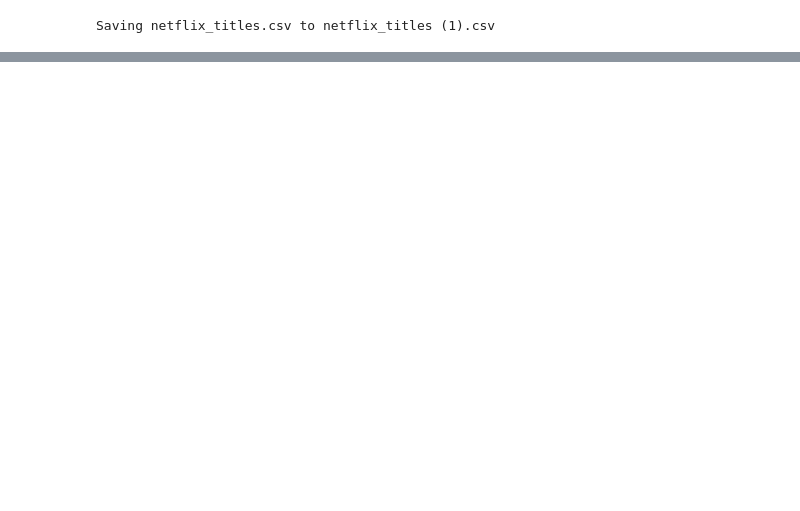
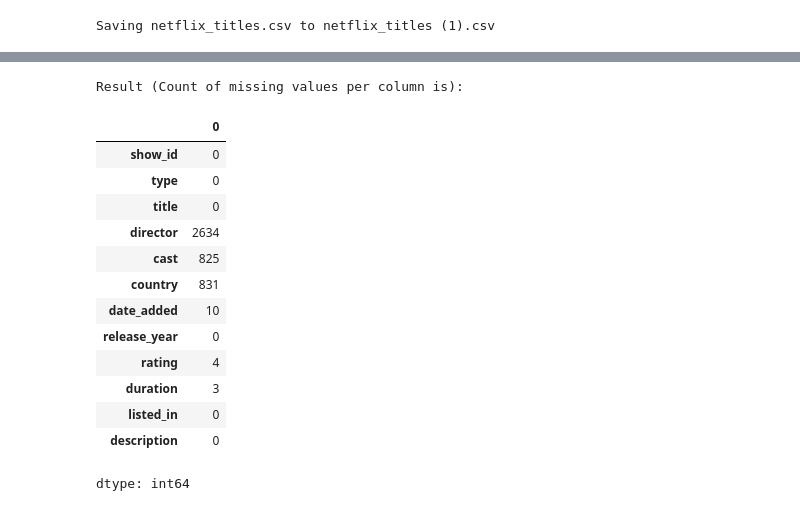
Before and after one commit to Fluffycoal/AI-Coursework-2025, a Jupyter notebook: Netflix_Titles_Data_Cleaning.ipynb, the cells around one changed output, grey strips where cells are left out. Cells and saved outputs as stored; diff of their text form; code cells hidden in the pictures; blank space fills up the shorter version.

```diff
--- a/Netflix_Titles_Data_Cleaning.ipynb
+++ b/Netflix_Titles_Data_Cleaning.ipynb
@@ -36,0 +58,20 @@ print(df.head())
+# %%
+#Question 3
+print("Result (Count of missing values per column is):")
+df.isnull().sum()
+# %% [output]
+Result (Count of missing values per column is):
+|  | 0 |
+| show_id | 0 |
+| type | 0 |
+| title | 0 |
+| director | 2634 |
+| cast | 825 |
+| country | 831 |
+| date_added | 10 |
+| release_year | 0 |
+| rating | 4 |
+| duration | 3 |
+| listed_in | 0 |
+| description | 0 |
+dtype: int64
```
Also changed, not shown: parts of 8 cells of this notebook.
